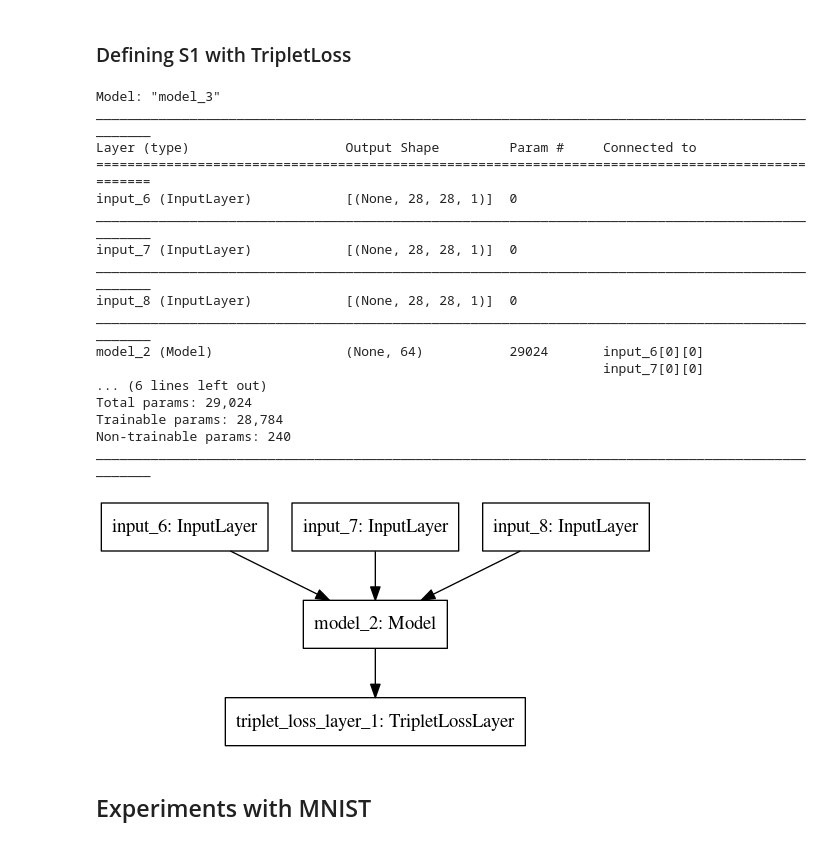
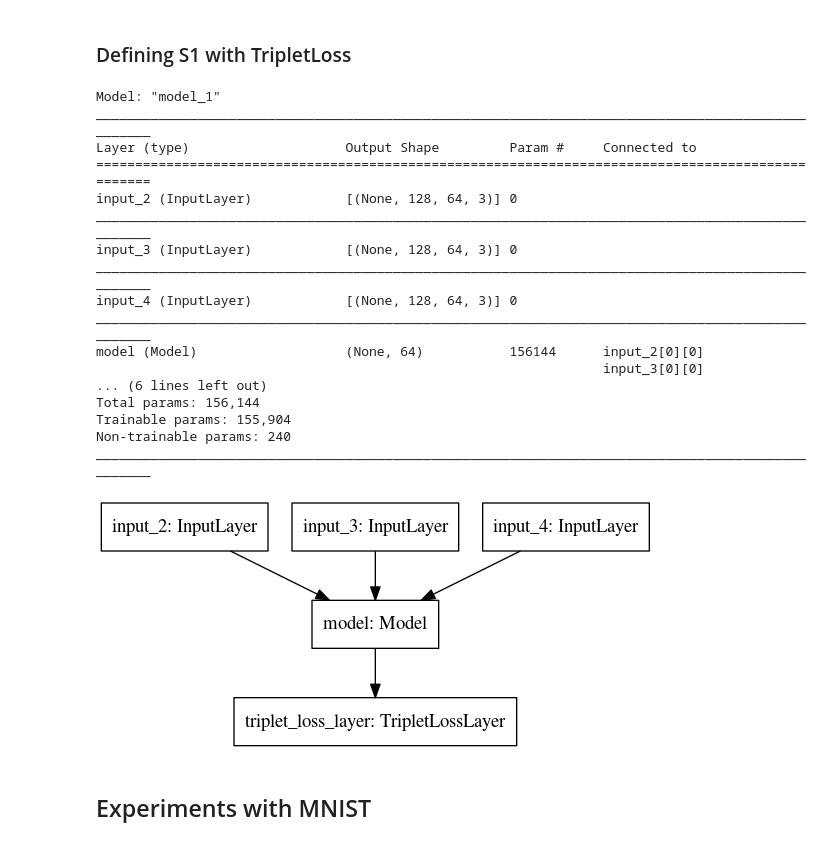
Before and after one commit to jblupus/ammd-siamesas, a Jupyter notebook: AMMD2_Siamesas_01.ipynb, the cells around one changed output. Saved outputs shown, nothing was run; the diff lists cells and outputs as text; code cells hidden in the pictures.

```diff
--- a/AMMD2_Siamesas_01.ipynb
+++ b/AMMD2_Siamesas_01.ipynb
@@ -144,48 +158,48 @@ class TripletLossLayer(tf.keras.layers.Layer):
 
         return a
 # %%
-input_shape = (28, 28, 1)
-# input_shape = (128, 64, 3)
+# input_shape = (28, 28, 1)
+input_shape = (128, 64, 3)
 base_network = create_base_model(input_shape)
 
 input_anchor = Input(shape=input_shape)
 input_positive = Input(shape=input_shape)
 input_negative = Input(shape=input_shape)
 
 processed_a = base_network(input_anchor)
 processed_p = base_network(input_positive)
 processed_n = base_network(input_negative)
 
 # loss = Lambda(triplet_loss)([processed_a, processed_p, processed_n])
 loss_layer = TripletLossLayer()([processed_a, processed_p, processed_n])
 
 model = Model([input_anchor, input_positive, input_negative], loss_layer)
 model.compile(loss=(lambda y_true, ypred: 0.0))
 
 embs_model = base_network
 embs_model.compile(loss=(lambda y_true, ypred: 0.0))
 
 model.summary()
 tf.keras.utils.plot_model(model)
 # %% [output]
-Model: "model_3"
+Model: "model_1"
 __________________________________________________________________________________________________
 Layer (type)                    Output Shape         Param #     Connected to
 ==================================================================================================
-input_6 (InputLayer)            [(None, 28, 28, 1)]  0
+input_2 (InputLayer)            [(None, 128, 64, 3)] 0
 __________________________________________________________________________________________________
-input_7 (InputLayer)            [(None, 28, 28, 1)]  0
+input_3 (InputLayer)            [(None, 128, 64, 3)] 0
 __________________________________________________________________________________________________
-input_8 (InputLayer)            [(None, 28, 28, 1)]  0
+input_4 (InputLayer)            [(None, 128, 64, 3)] 0
 __________________________________________________________________________________________________
-model_2 (Model)                 (None, 64)           29024       input_6[0][0]
-                                                                 input_7[0][0]
+model (Model)                   (None, 64)           156144      input_2[0][0]
+                                                                 input_3[0][0]
 ... (6 lines left out)
-Total params: 29,024
-Trainable params: 28,784
+Total params: 156,144
+Trainable params: 155,904
 Non-trainable params: 240
 __________________________________________________________________________________________________
-[figure, old version]
+[figure, new version]
 # %% [markdown]
 ## Experiments with MNIST
 # %%
```
Also changed, not shown: parts of 19 cells of this notebook, 4 other files.
